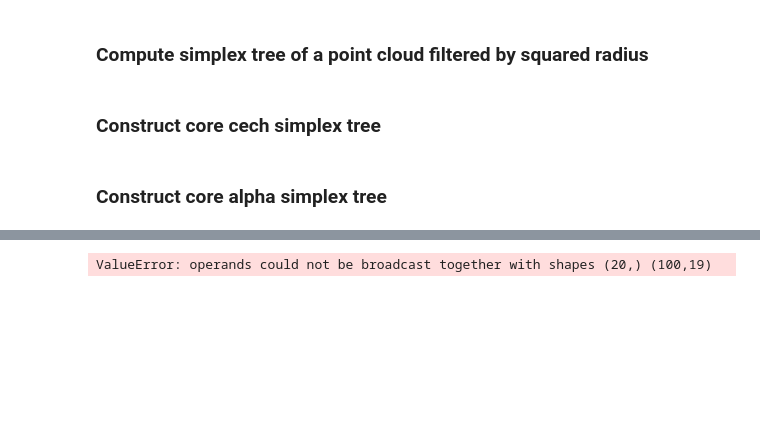
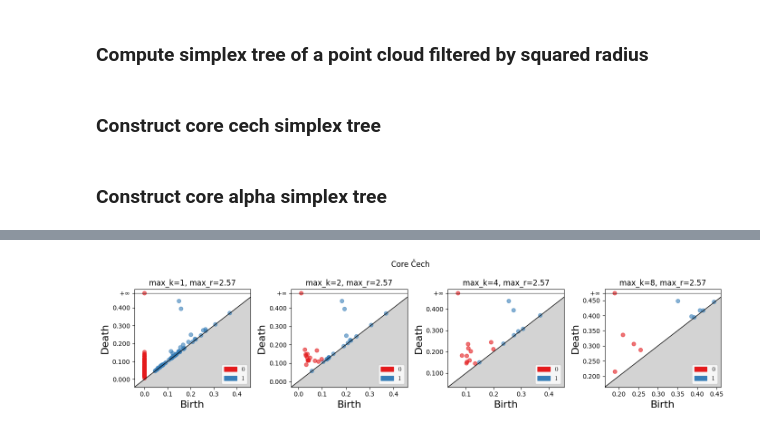
Before and after one commit to odinhg/core, a Jupyter notebook: 06_core_decreasing_k_morten.ipynb, the cells around one changed output, grey strips where cells are left out. Drawn from its saved outputs; the diff is of its cells as text; code cells hidden in the pictures; blank space fills up the shorter version.

```diff
--- a/06_core_decreasing_k_morten.ipynb
+++ b/06_core_decreasing_k_morten.ipynb
@@ -76,9 +52,10 @@ array([0.1       , 0.09621873, 0.05739088, 0.1       , 0.05806753,
 ### Compute core simplex tree from a simplex tree filtered by squared radius and a point cloud
 # %%
 def core_complex(X, st, max_k, max_r=None):
-    k_core_distances = vertex_values(X, max_k, max_r)
-    for face, val in st.get_filtration():
-        st.assign_filtration(face, core_value(np.array(list(face)), val, k_core_distances))
+    k_core_distances = vertex_values(X, max_k, max_r)**2
+    for vertex in range(X.shape[0]):
+        st.assign_filtration([vertex], k_core_distances[vertex])
+    st.make_filtration_non_decreasing()
     return st
 # %% [markdown]
 ### Compute simplex tree of a point cloud filtered by squared radius
@@ -115,3 +91,0 @@ plt.show()
-# %%
-st_core = core_cech(X=X, max_dim=2, max_k=1)
-st_alpha = core_alpha(X=X, max_k=1)
@@ -120,17 +92,21 @@ max_r = 2*math.sqrt(Miniball(X).squared_radius())
-# %%
-st_core = core_cech(X=X, max_dim=2, max_k=1, max_r=max_r)
-st_alpha = core_alpha(X=X, max_k=20, max_r=max_r)
-# %% [output]
-ValueError: operands could not be broadcast together with shapes (20,) (100,19)
+# %%
+def plot_sqrt_persistence(st, axes):
+    persistence = st.persistence()
+    persistence = [(dim, (birth**.5, death**.5)) for dim, (birth, death) in persistence]
+    return gudhi.plot_persistence_diagram(persistence, axes=axes)
 # %%
+%%time
 max_ks = [1, 2, 4, 8]
 max_r = 2*math.sqrt(Miniball(X).squared_radius())
 
 fig, axs = plt.subplots(ncols=len(max_ks), figsize=(14, 14 / len(max_ks)))
 fig.suptitle("Core Čech")
 for i, max_k in enumerate(max_ks):
     st_core = core_cech(X, max_dim=2, max_k=max_k, max_r=max_r)
-    gudhi.plot_persistence_diagram(st_core.persistence(), axes=axs[i])
+    plot_sqrt_persistence(st_core, axes=axs[i])
+    # gudhi.plot_persistence_diagram(st_core.persistence(), axes=axs[i])
     axs[i].set_title(f"max_k={max_k}, max_r={max_r:.2f}")
 fig.tight_layout()
 plt.show()
+# %% [output]
+[figure, added]
```
Also changed, not shown: parts of 16 cells of this notebook.
